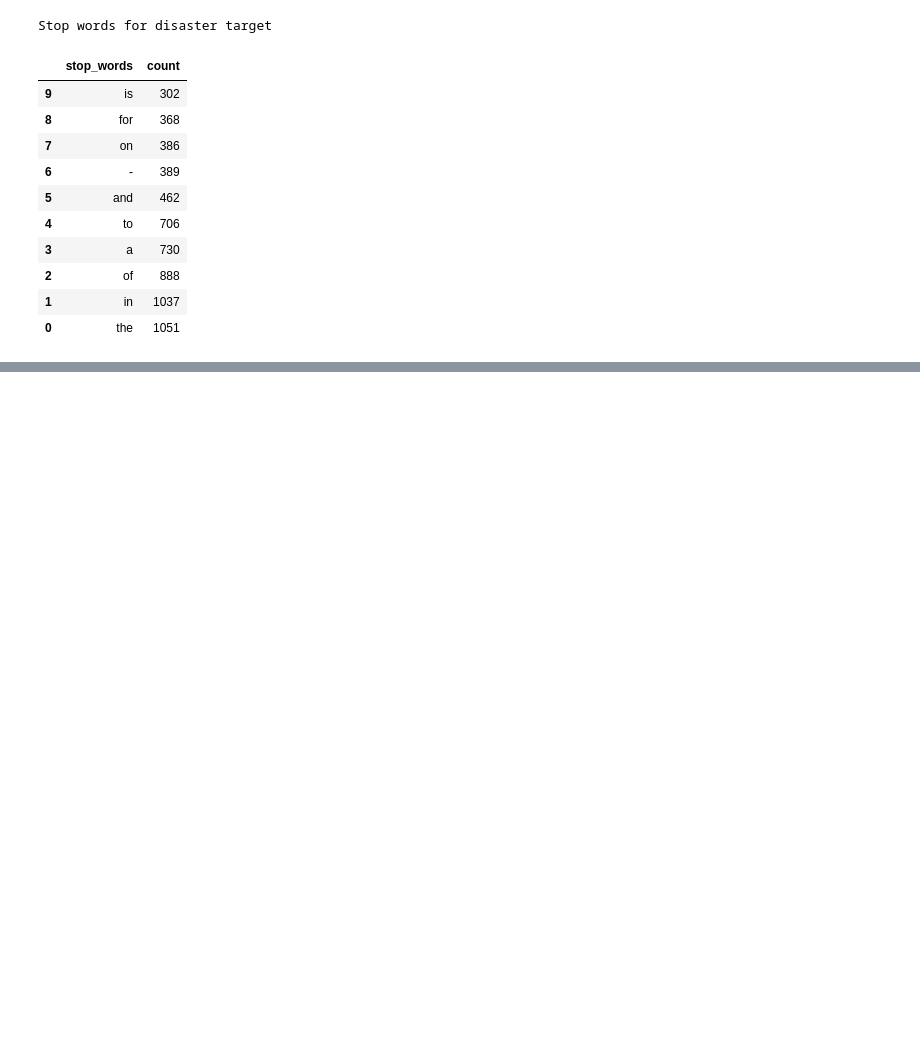
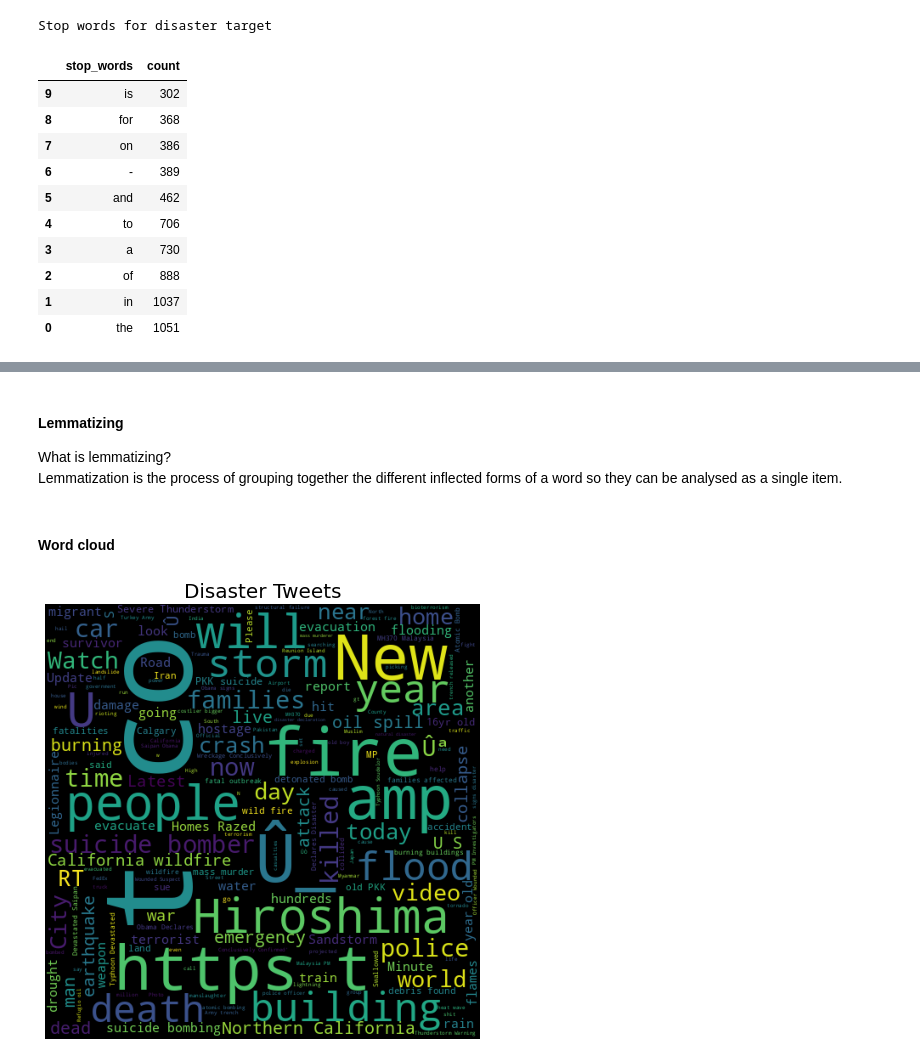
Before and after one commit to MKrouma/Jedha_Disaster, a Jupyter notebook: notebook/nlp_disaster_tweet.ipynb, the cells around one changed output, grey strips where cells are left out. Cells and saved outputs as stored; diff of their text form; code cells hidden in the pictures; blank space fills up the shorter version.

```diff
--- a/notebook/nlp_disaster_tweet.ipynb
+++ b/notebook/nlp_disaster_tweet.ipynb
@@ -246,0 +278,32 @@ Stop words for disaster target
+# %%
+common_words = ['via','like','build','get','would','one','two','feel',
+                'lol','fuck','take','way','may','first','latest','want',
+                'make','back','see','know','let','look','come','got',
+                'still','say','think','great','pleas','amp']
+
+def text_cleaning(data):
+    return ' '.join(i for i in data.split() if i not in common_words)
+
+disaster_df["Cleaned_text"] = disaster_df["text"].apply(text_cleaning)
+# %% [markdown]
+#### Lemmatizing
+What is lemmatizing?
+Lemmatization is the process of grouping together the different inflected forms of a word so they can be analysed as a single item.
+# %% [markdown]
+#### Word cloud
+# %%
+# word cloud
+def wordcloud(df, column, title):
+    words = ' '.join(df[column].astype('str').tolist())
+    stopwords = set(STOPWORDS)
+    wc = WordCloud(stopwords=stopwords, width=512, height=512).generate(words)
+    plt.figure(figsize=(10,8), frameon=True)
+    plt.imshow(wc)
+    plt.axis('off')
+    plt.title(title, fontsize=20)
+    plt.show()
+# %%
+# common words in disaster tweets
+wordcloud(disaster_df[disaster_df["target"]==1], "Cleaned_text", "Disaster Tweets")
+# %% [output]
+[figure, added]
```
Also changed, not shown: parts of 31 cells of this notebook, 1 other file.
